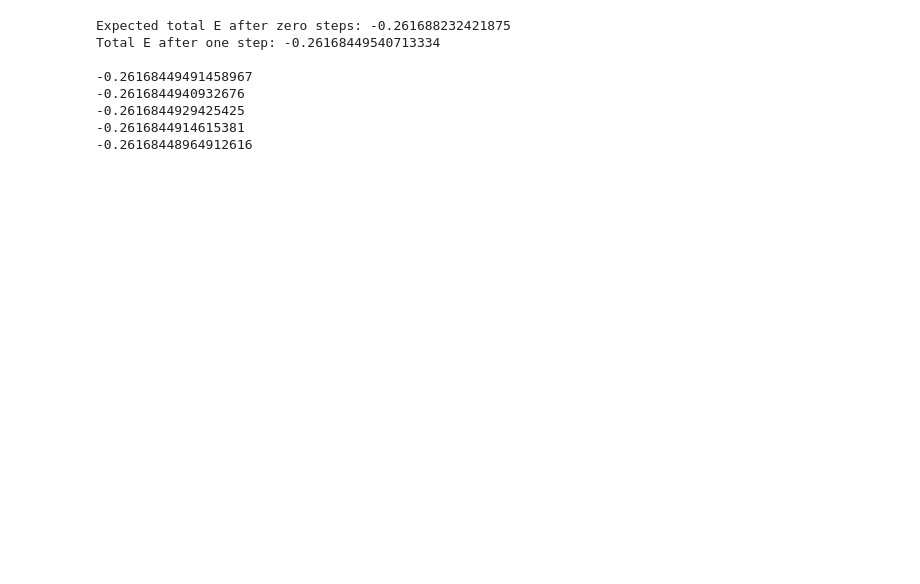
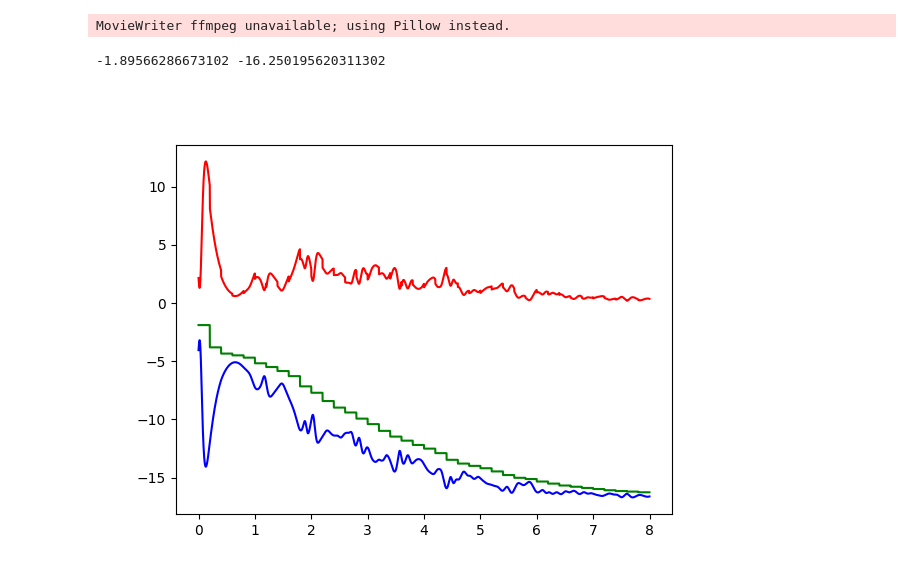
Before and after one commit to cfloyd-hmc/CF-NH-Phys64, a Jupyter notebook: LJ_newmain.ipynb, the cells around one changed output. Cells and saved outputs as stored; diff of their text form; code cells hidden in the pictures; blank space fills up the shorter version.

```diff
--- a/LJ_newmain.ipynb
+++ b/LJ_newmain.ipynb
@@ -465,31 +319,20 @@ Total KE: 1.4949043920097721e-05
-# %%
-# TEST CELL
-# getMeanEnergy()
-
-# 4 particles, 4x4 box
-LJ = LJParticles(initialKE = 1)
-LJ.setRectangularLattice()
-
-totalPE = 4 * (4 * ((1/2)**12 - (1/2)**6)) + 2 * (4 * ((1/math.sqrt(8))**12 - (1/math.sqrt(8))**6))
-totalKE = 0
-
-LJ.advance()
-totalE = totalPE + totalKE
-
-print("Expected total E after zero steps:", totalE)
-print("Total E after one step:", LJ.getMeanEnergy())   # Disagreement is small, as expected
-print()
-
-
-for i in range(5):
-    LJ.advance()
-    print(LJ.getMeanEnergy())   # Little change over few time steps — good sign
-# %% [output]
-Expected total E after zero steps: -0.261688232421875
-Total E after one step: -0.26168449540713334
-
--0.26168449491458967
--0.2616844940932676
--0.2616844929425425
--0.2616844914615381
--0.26168448964912616
+# %%
+# TEST CELL: 9 PARTICLES, YES COOLING
+
+dt = 0.001
+tmax = 8
+
+LJ = LJParticles(initialKE = .3, nx=3, ny=3, dt=dt, tmax=tmax, dispEvery=10, cool = True)
+PEs, KEs = LJ.showAnimation()
+TEs = [PEs[i] + KEs[i] for i in range(len(PEs))]
+print(TEs[0], TEs[-1])
+
+tvar = np.arange(0,tmax,dt)
+fig, ax = plt.subplots()
+ax.plot(tvar, PEs, "b", label="PE")
+ax.plot(tvar, KEs, "r", label="KE")
+ax.plot(tvar, TEs, "g", label="TE");
+# %% [output]
+MovieWriter ffmpeg unavailable; using Pillow instead.
+-1.89566286673102 -16.250195620311302
+[figure, added]
```
Also changed, not shown: parts of 13 cells of this notebook.
